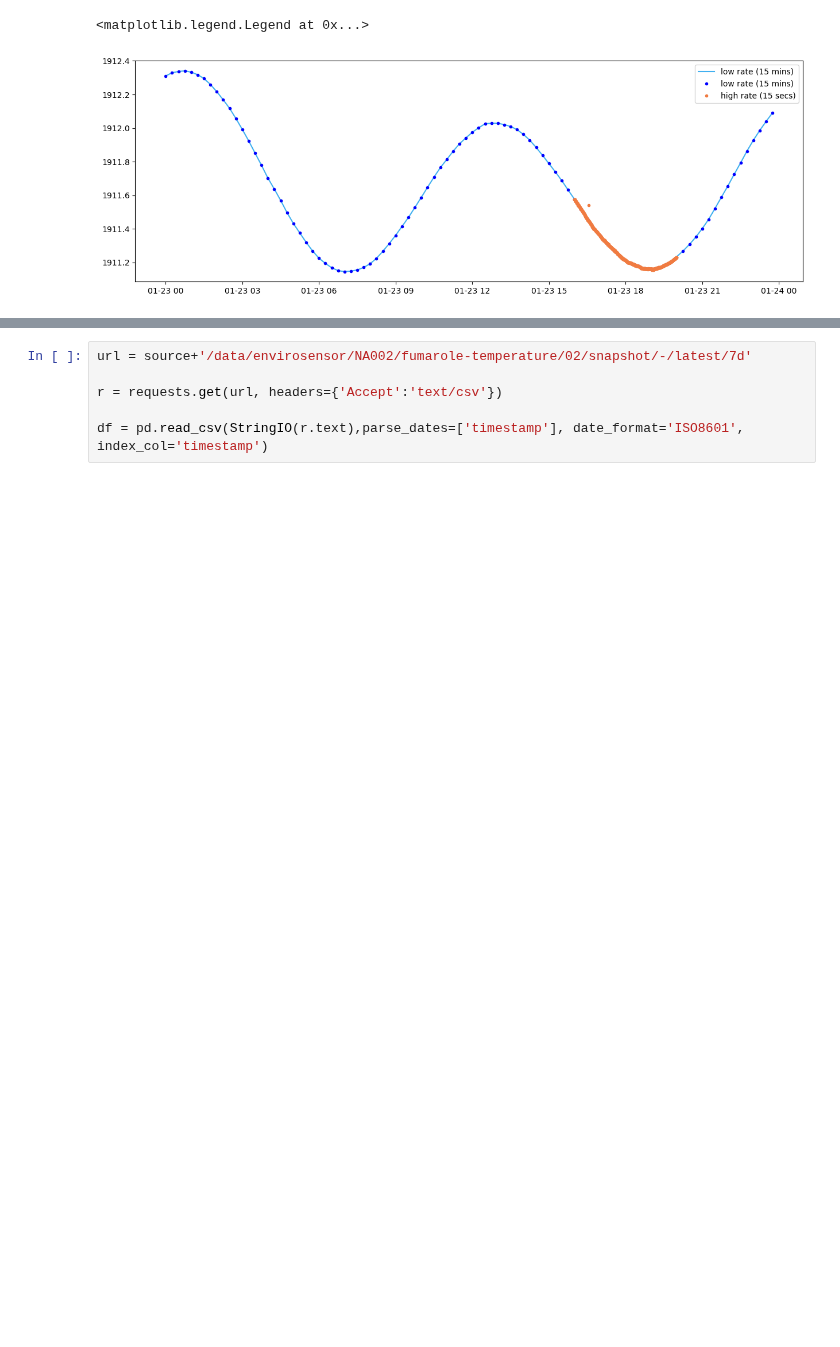
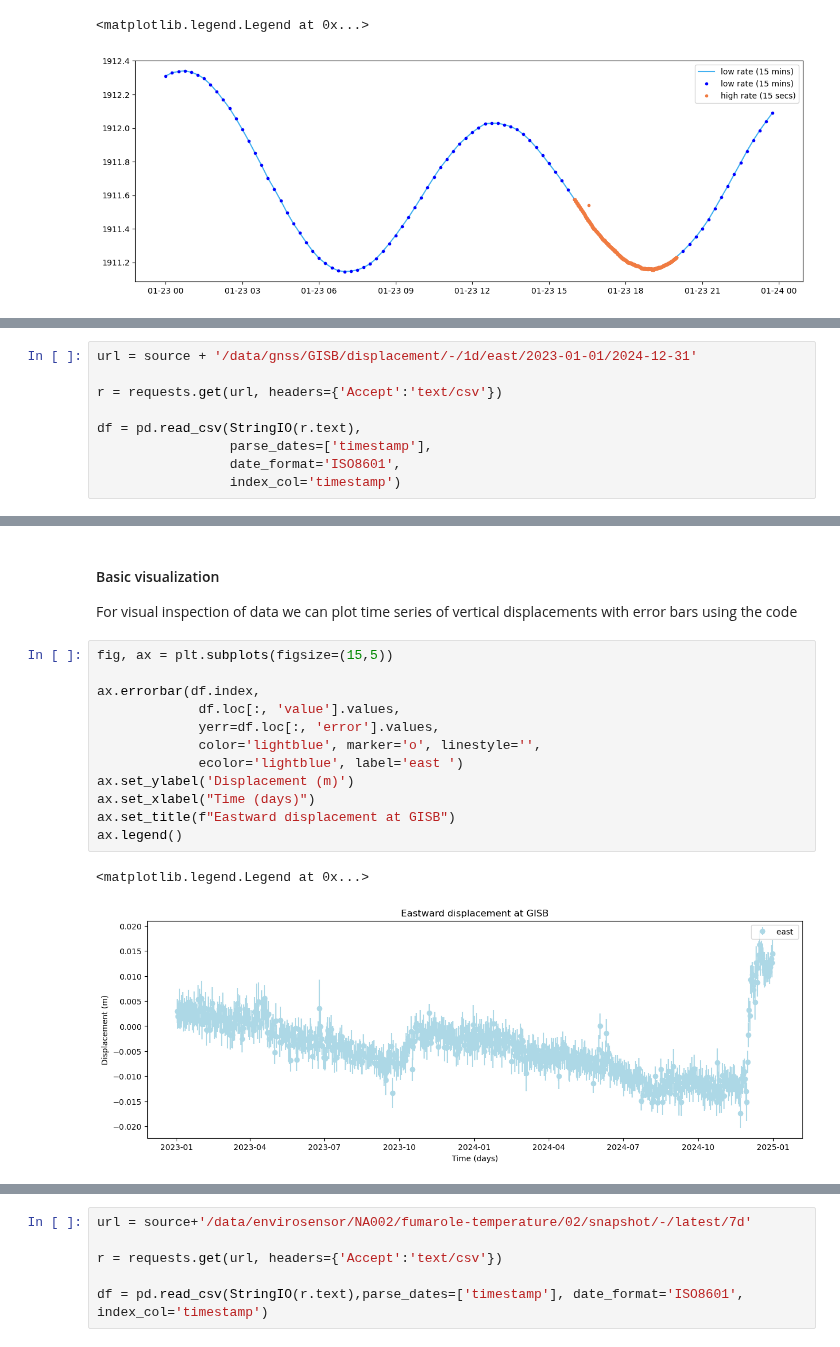
Before and after one commit to GeoNet/data-tutorials, a Jupyter notebook: Tilde/Tilde_endpoint02-data.ipynb, the cells around one changed output, grey strips where cells are left out. Drawn from its saved outputs; the diff is of its cells as text; blank space fills up the shorter version.

Commit message:
Add GNSS example into Tilde_endpoint02-data.ipynb

```diff
--- a/Tilde/Tilde_endpoint02-data.ipynb
+++ b/Tilde/Tilde_endpoint02-data.ipynb
@@ -148,0 +163,9 @@ plt.legend(loc='best')
+# %%
+url = source + '/data/gnss/GISB/displacement/-/1d/east/2023-01-01/2024-12-31'
+
+r = requests.get(url, headers={'Accept':'text/csv'})
+
+df = pd.read_csv(StringIO(r.text),
+                 parse_dates=['timestamp'],
+                 date_format='ISO8601',
+                 index_col='timestamp')
@@ -149 +196,20 @@ plt.legend(loc='best')
+# %% [markdown]
+#### Basic visualization
+
+For visual inspection of data we can plot time series of vertical displacements with error bars using the code
+# %%
+fig, ax = plt.subplots(figsize=(15,5))
+
+ax.errorbar(df.index,
+             df.loc[:, 'value'].values,
+             yerr=df.loc[:, 'error'].values,
+             color='lightblue', marker='o', linestyle='',
+             ecolor='lightblue', label='east ')
+ax.set_ylabel('Displacement (m)')
+ax.set_xlabel("Time (days)")
+ax.set_title(f"Eastward displacement at GISB")
+ax.legend()
+# %% [output]
+<matplotlib.legend.Legend at 0x...>
+[figure, added]
 # %% [markdown]
```
Also changed, not shown: parts of 9 cells of this notebook.
